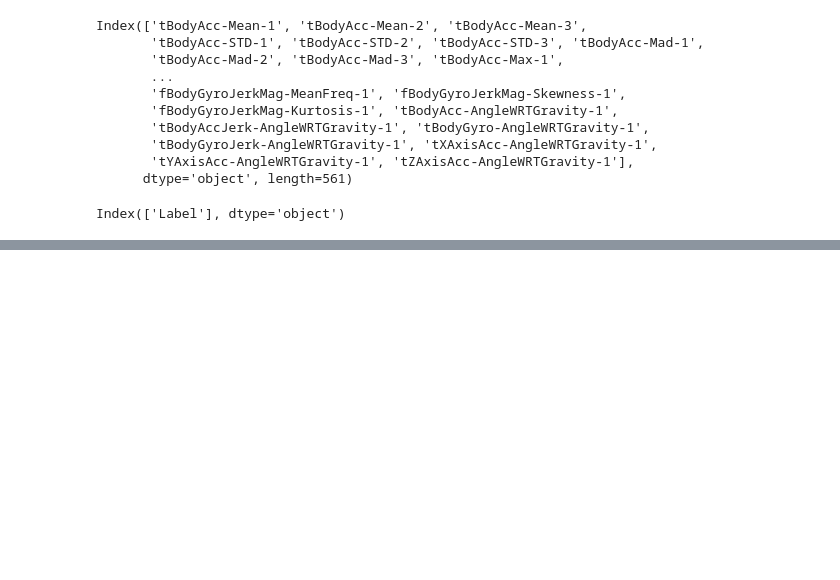
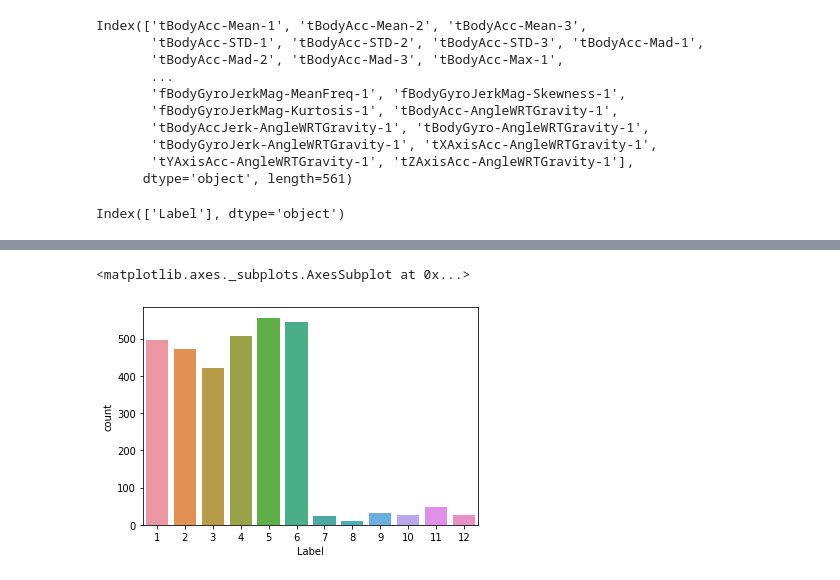
Before and after one commit to HAPTDS/HAPT, a Jupyter notebook: HAPT preprocessing.ipynb, the cells around one changed output, grey strips where cells are left out. Cells and saved outputs as stored; diff of their text form; code cells hidden in the pictures; blank space fills up the shorter version.

```diff
--- a/HAPT preprocessing.ipynb
+++ b/HAPT preprocessing.ipynb
@@ -99,3 +130,8 @@ Index(['Label'], dtype='object')
+# %%
+sns.countplot(y_test['Label'])
+# %% [output]
+<matplotlib.axes._subplots.AxesSubplot at 0x...>
+[figure, added]
 # %%
 from sklearn import svm
 from sklearn.naive_bayes import GaussianNB
```
Also changed, not shown: parts of 6 cells of this notebook.
